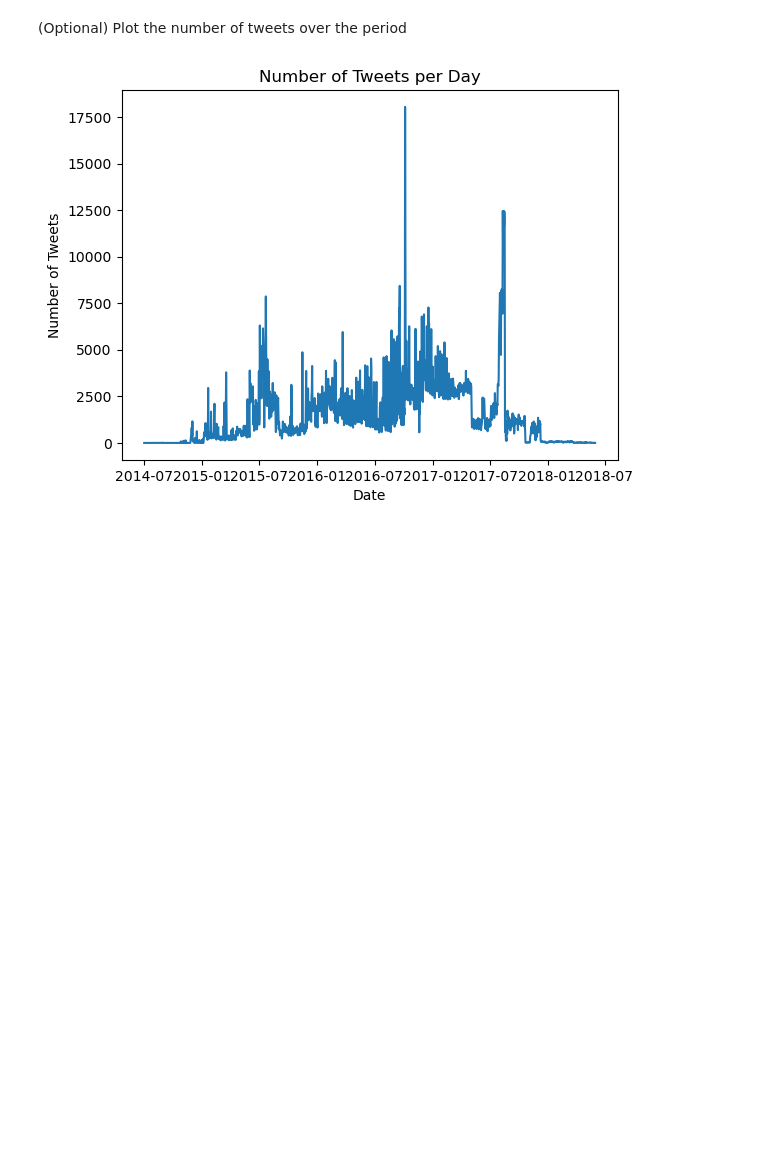
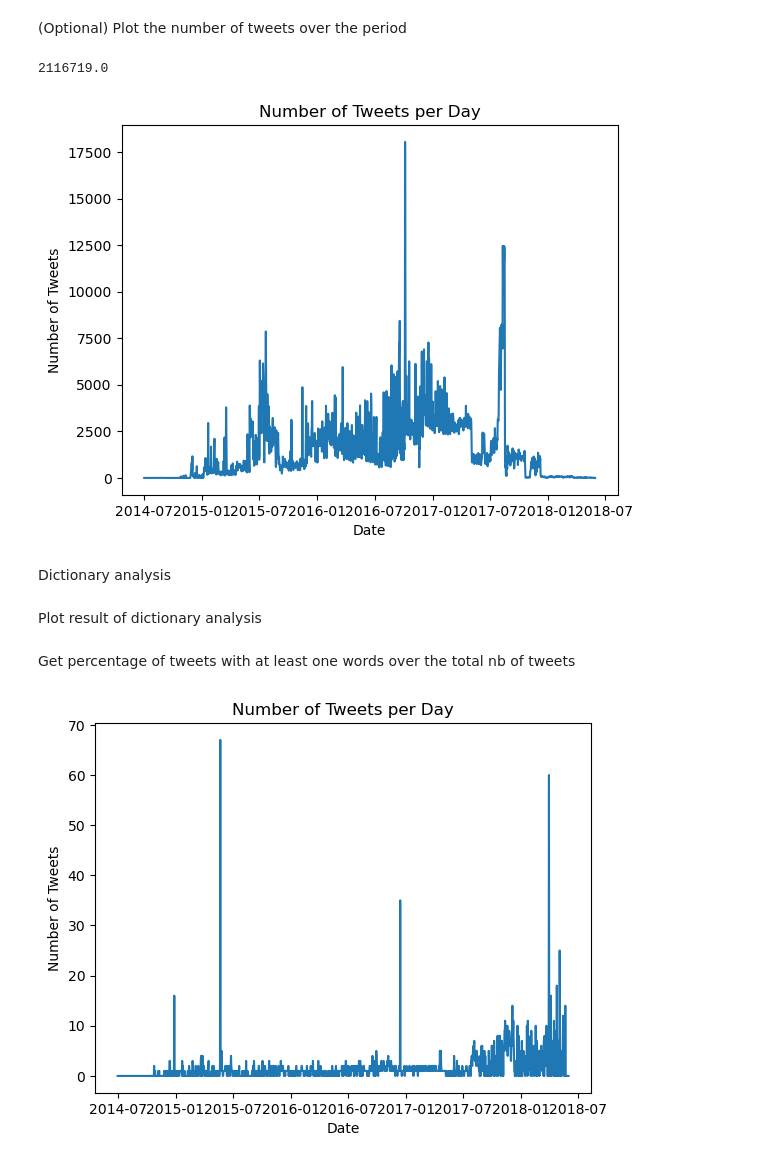
Before and after one commit to loris-verga/populist_russians_bots, a Jupyter notebook: dictionnary_based_analysis.ipynb, the cells around one changed output. Drawn from its saved outputs; the diff is of its cells as text; code cells hidden in the pictures; blank space fills up the shorter version.

Commit message:
added percentage

```diff
--- a/dictionnary_based_analysis.ipynb
+++ b/dictionnary_based_analysis.ipynb
@@ -34,11 +50,19 @@ for i in range(1, 14):
 # %% [markdown]
 Get the array of dates that span the period of the tweets
 # %%
-date_array = get_date_array(START_DATE, END_DATE)
+date_array = date_handling.get_date_array(START_DATE, END_DATE)
 # %% [markdown]
 (Optional) Plot the number of tweets over the period
 # %%
-nb_of_tweets_per_day = get_nb_of_tweets_per_day(date_array)
-plot_result(date_array, nb_of_tweets_per_day, START_DATE, END_DATE)
+nb_of_tweets_per_day = tweet_analysis.get_nb_of_tweets_per_day(date_array)
+print(nb_of_tweets_per_day.sum(axis=0))
+plot.plot_result(date_array, nb_of_tweets_per_day, START_DATE, END_DATE)
 # %% [output]
+2116719.0
 [figure]
+# %% [markdown]
+Dictionary analysis
+# %%
+nb_of_tweets_filtered_with_dic = tweet_analysis.dataset_analysis(dictionnaries.dic_rooduijn_pauwels, date_array)
+# %% [markdown]
+Plot result of dictionary analysis
@@ -44,0 +71,7 @@ plot_result(date_array, nb_of_tweets_per_day, START_DATE, END_DATE)
+# %% [markdown]
+Get percentage of tweets with at least one words over the total nb of tweets
+# %%
+percentage = percentage.percentage_of_tweets(nb_of_tweets_filtered_with_dic, nb_of_tweets_per_day)
+plot.plot_result(date_array, percentage, START_DATE, END_DATE)
+# %% [output]
+[figure, added]
```
Also changed, not shown: parts of 3 cells of this notebook, 3 other files.
